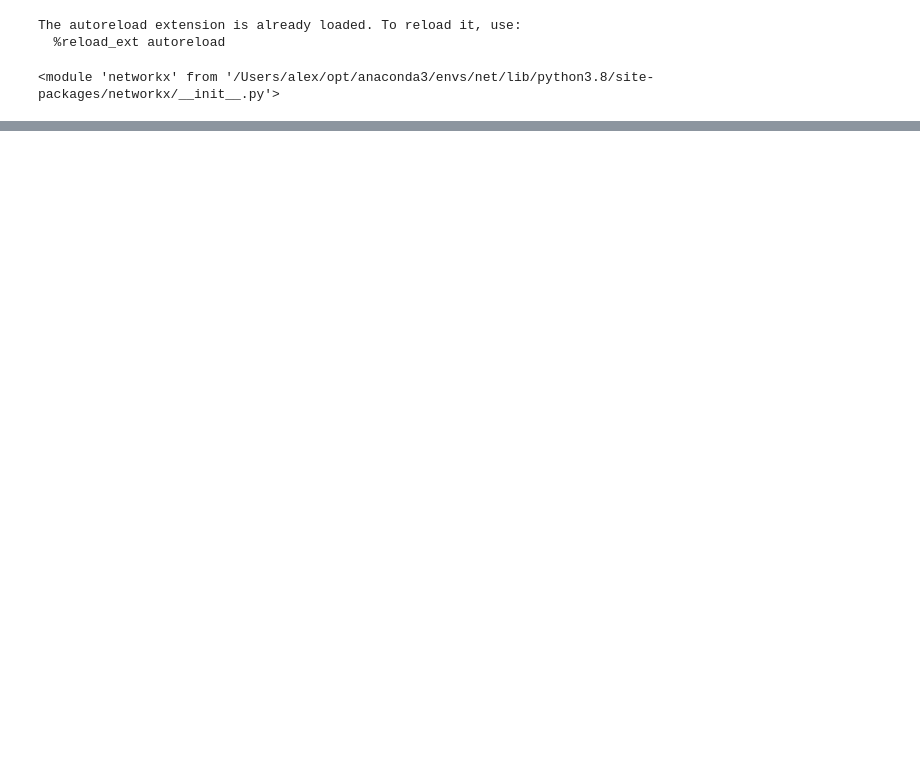
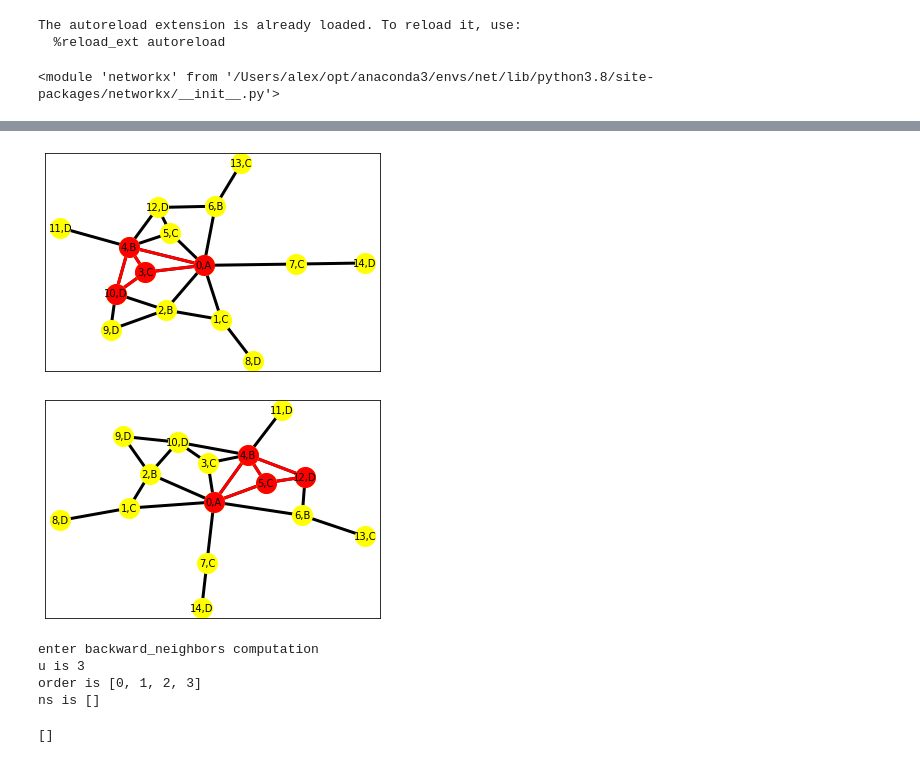
Before and after one commit to chang2000/openGraphMatching, a Jupyter notebook: ogm/Untitled.ipynb, the cells around one changed output, grey strips where cells are left out. Cells and saved outputs as stored; diff of their text form; code cells hidden in the pictures; blank space fills up the shorter version.

```diff
--- a/ogm/Untitled.ipynb
+++ b/ogm/Untitled.ipynb
@@ -131,0 +131,13 @@ None
+# %%
+SGM.draw_multi_results()
+# %% [output]
+[figure, added]
+[figure, added]
+# %%
+SGM.backward_neighbors(3, [0,1,2,3], G1)
+# %% [output]
+enter backward_neighbors computation
+u is 3
+order is [0, 1, 2, 3]
+ns is []
+[]
```
Also changed, not shown: parts of 6 cells of this notebook, 1 other file.
